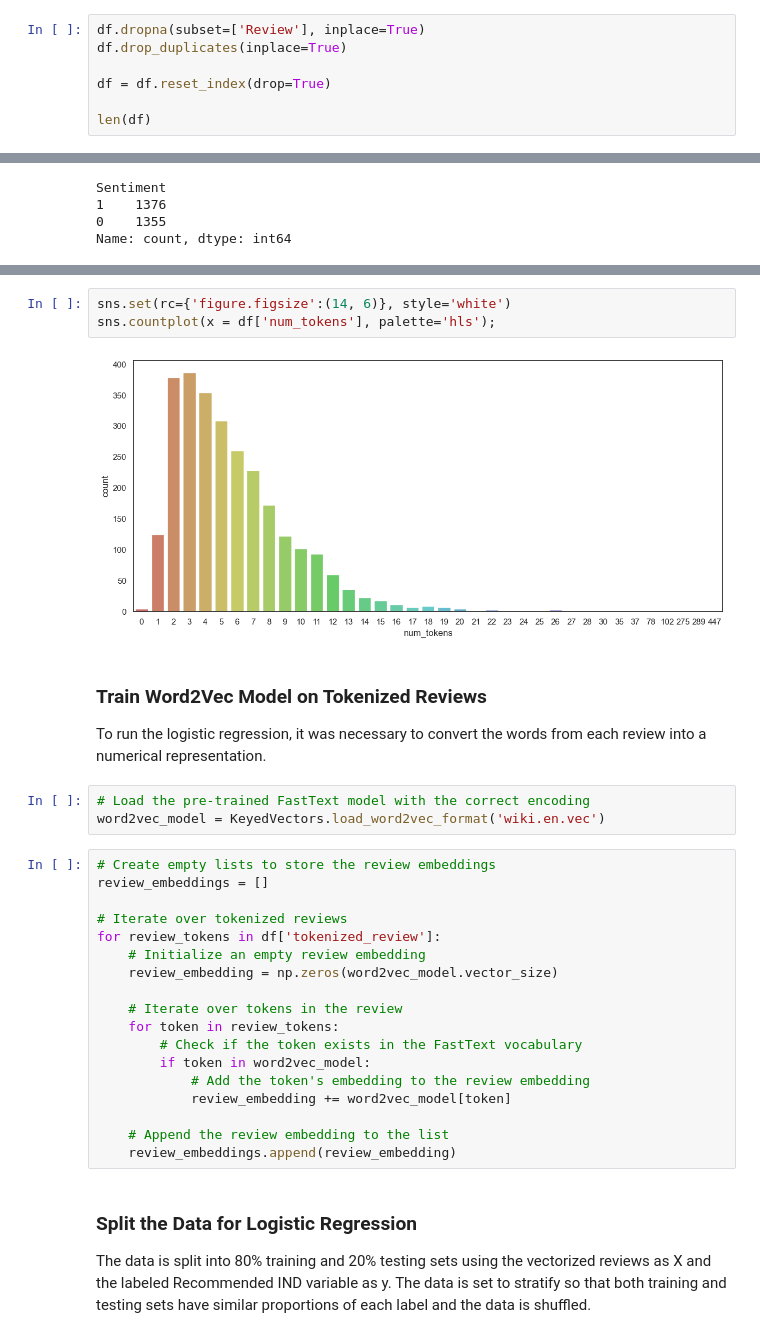
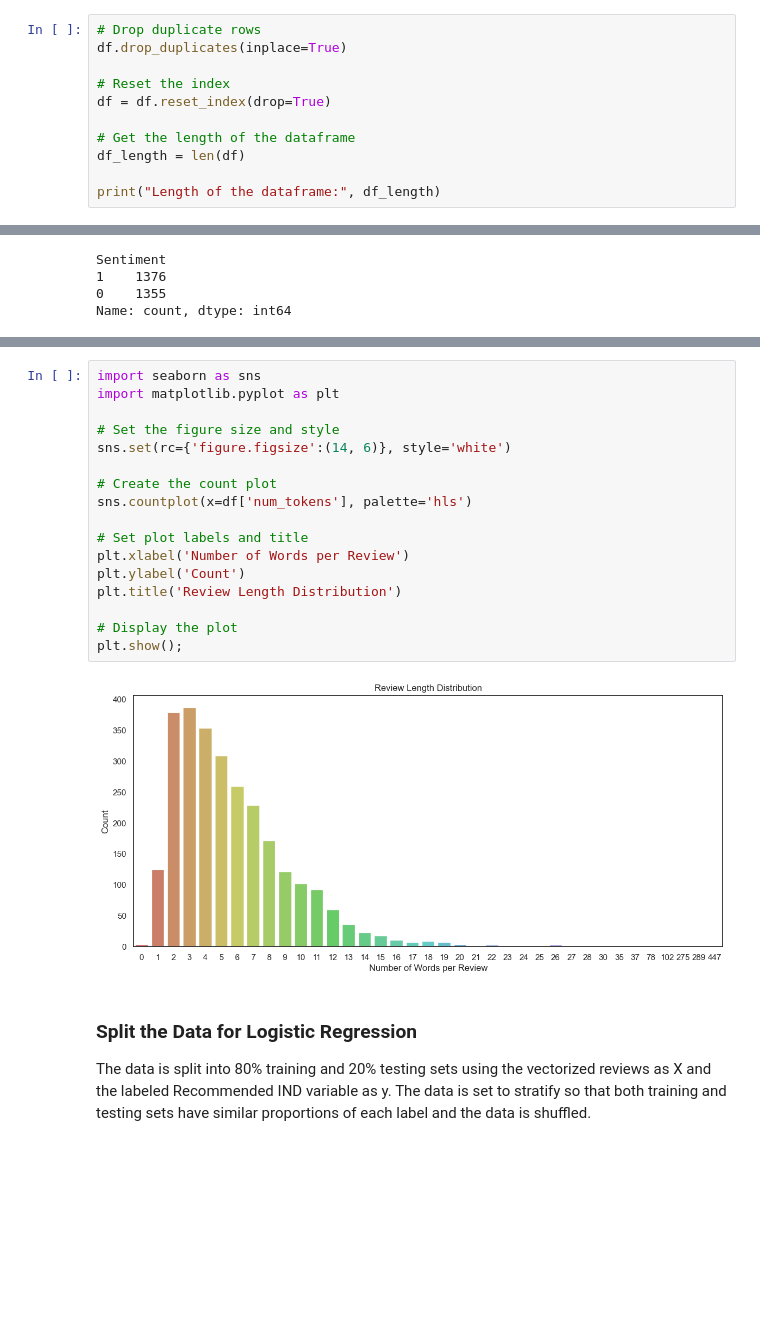
Before and after one commit to thellamagirl/codefolio, a Jupyter notebook: SentimentAnalysis/SentimentAnalysisRandomForestRegression.ipynb, the cells around one changed output, grey strips where cells are left out. Cells and saved outputs as stored; diff of their text form; blank space fills up the shorter version.

```diff
--- a/SentimentAnalysis/SentimentAnalysisRandomForestRegression.ipynb
+++ b/SentimentAnalysis/SentimentAnalysisRandomForestRegression.ipynb
@@ -117,8 +100,12 @@ len(df)
 # %%
-df.dropna(subset=['Review'], inplace=True)
+# Drop duplicate rows
 df.drop_duplicates(inplace=True)
 
+# Reset the index
 df = df.reset_index(drop=True)
 
-len(df)
+# Get the length of the dataframe
+df_length = len(df)
+
+print("Length of the dataframe:", df_length)
 # %% [output]
@@ -264,32 +326,22 @@ A count plot of the number of words per review was created to get a visual repre
 # %%
+import seaborn as sns
+import matplotlib.pyplot as plt
+
+# Set the figure size and style
 sns.set(rc={'figure.figsize':(14, 6)}, style='white')
-sns.countplot(x = df['num_tokens'], palette='hls');
+
+# Create the count plot
+sns.countplot(x=df['num_tokens'], palette='hls')
+
+# Set plot labels and title
+plt.xlabel('Number of Words per Review')
+plt.ylabel('Count')
+plt.title('Review Length Distribution')
+
+# Display the plot
+plt.show();
 # %% [output]
-[figure, old version]
+[figure, new version]
-# %% [markdown]
-### Train Word2Vec Model on Tokenized Reviews
-To run the logistic regression, it was necessary to convert the words from each review into a numerical representation.
-# %%
-# Load the pre-trained FastText model with the correct encoding
-word2vec_model = KeyedVectors.load_word2vec_format('wiki.en.vec')
-# %%
-# Create empty lists to store the review embeddings
-review_embeddings = []
-
-# Iterate over tokenized reviews
-for review_tokens in df['tokenized_review']:
-    # Initialize an empty review embedding
-    review_embedding = np.zeros(word2vec_model.vector_size)
-
-    # Iterate over tokens in the review
-    for token in review_tokens:
-        # Check if the token exists in the FastText vocabulary
-        if token in word2vec_model:
-            # Add the token's embedding to the review embedding
-            review_embedding += word2vec_model[token]
-
-    # Append the review embedding to the list
-    review_embeddings.append(review_embedding)
 # %% [markdown]
 ### Split the Data for Logistic Regression
 The data is split into 80% training and 20% testing sets using the vectorized reviews as X and the labeled Recommended IND variable as y. The data is set to stratify so that both training and testing sets have similar proportions of each label and the data is shuffled.
```
Also changed, not shown: parts of 34 cells of this notebook.
